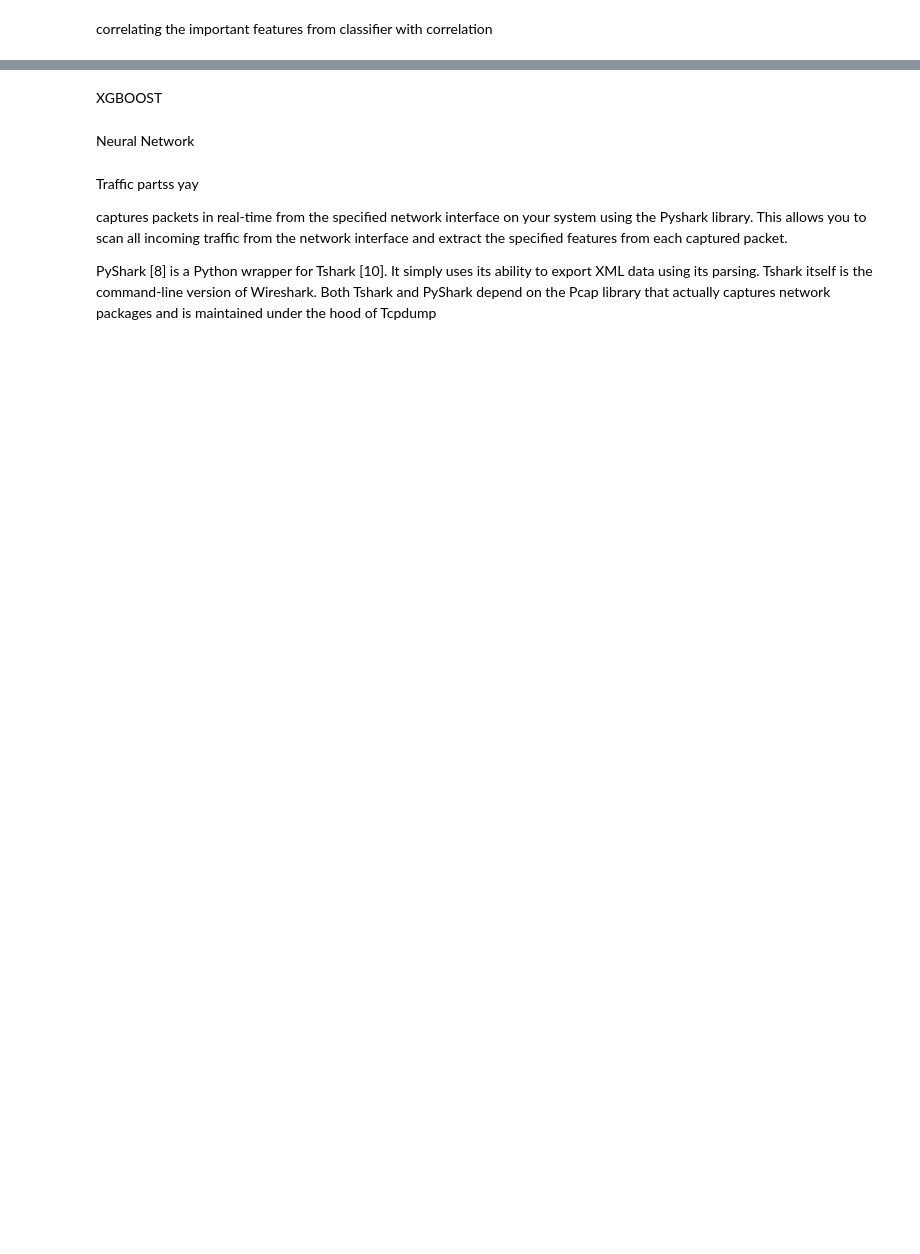
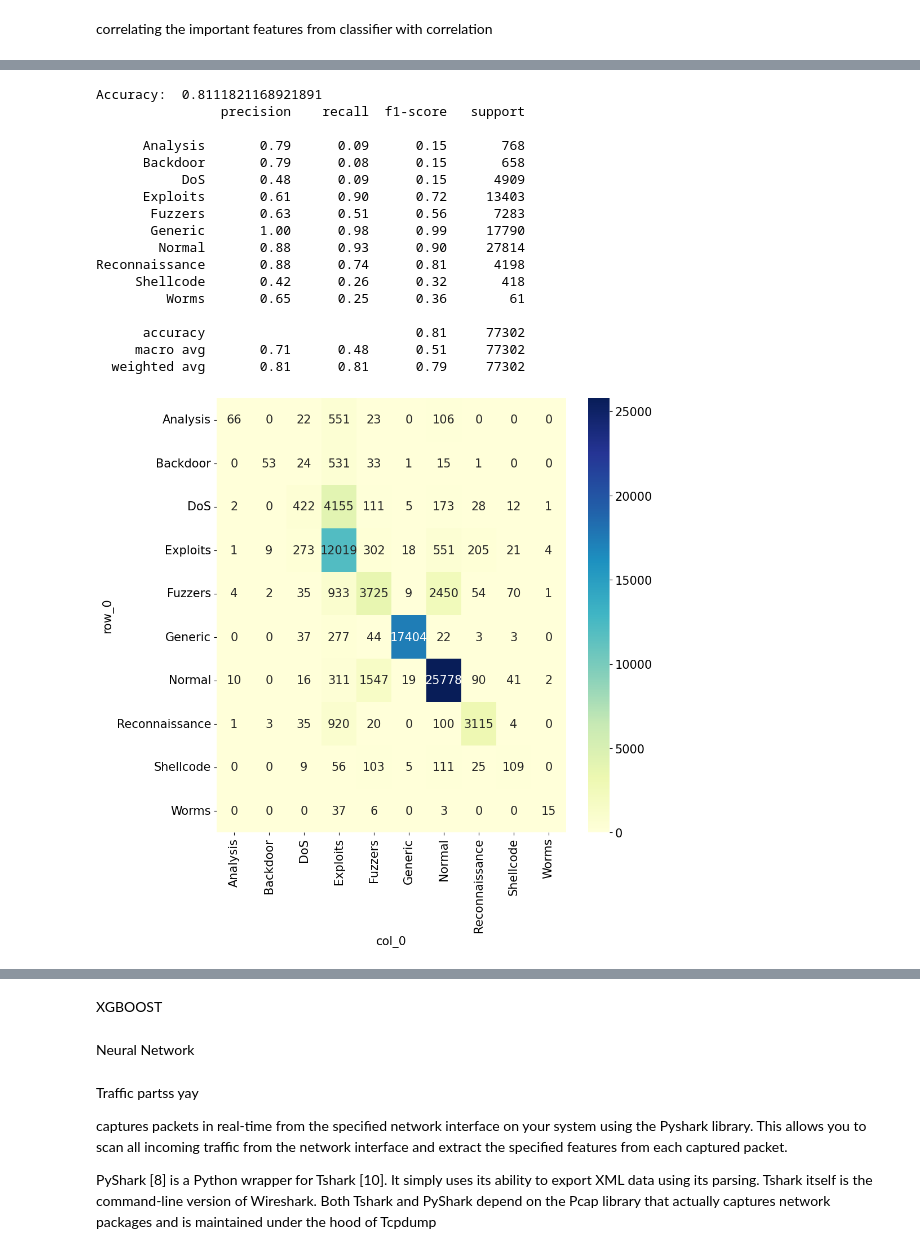
Before and after one commit to Abugahh/Detecting-Networks-Anomaly-using-ML, a Jupyter notebook: Project.ipynb, the cells around one changed output, grey strips where cells are left out. Cells and saved outputs as stored; diff of their text form; code cells hidden in the pictures; blank space fills up the shorter version.

```diff
--- a/Project.ipynb
+++ b/Project.ipynb
@@ -1156,0 +1264,44 @@ correlating the important features from classifier with correlation
+# %%
+top10= feature_imp.Name[:10].tolist()
+
+X = df.loc[:, df.columns.isin(top10)]
+
+y = df['attack_cat'].values
+
+X_train, X_test, y_train, y_test = train_test_split(X, y, test_size=0.3, random_state=11)
+
+rf = RandomForestClassifier(random_state=11,min_samples_leaf= 1, min_samples_split= 5, n_estimators= 100)
+
+rf.fit(X_train, y_train)
+
+y_pred = rf.predict(X_test)
+
+acc = accuracy_score(y_test, y_pred)
+print("Accuracy: ", acc)
+
+report = classification_report(y_test, y_pred)
+print(report)
+
+cross = pd.crosstab(y_test,  y_pred)
+plt.figure(figsize=(10, 10))
+sns.heatmap(cross, annot=True,fmt='d', cmap="YlGnBu")
+plt.show()
+# %% [output]
+Accuracy:  0.8111821168921891
+                precision    recall  f1-score   support
+
+      Analysis       0.79      0.09      0.15       768
+      Backdoor       0.79      0.08      0.15       658
+           DoS       0.48      0.09      0.15      4909
+      Exploits       0.61      0.90      0.72     13403
+       Fuzzers       0.63      0.51      0.56      7283
+       Generic       1.00      0.98      0.99     17790
+        Normal       0.88      0.93      0.90     27814
+Reconnaissance       0.88      0.74      0.81      4198
+     Shellcode       0.42      0.26      0.32       418
+         Worms       0.65      0.25      0.36        61
+
+      accuracy                           0.81     77302
+     macro avg       0.71      0.48      0.51     77302
+  weighted avg       0.81      0.81      0.79     77302
+[figure, added]
```
Also changed, not shown: parts of 15 cells of this notebook, 2 other files.
